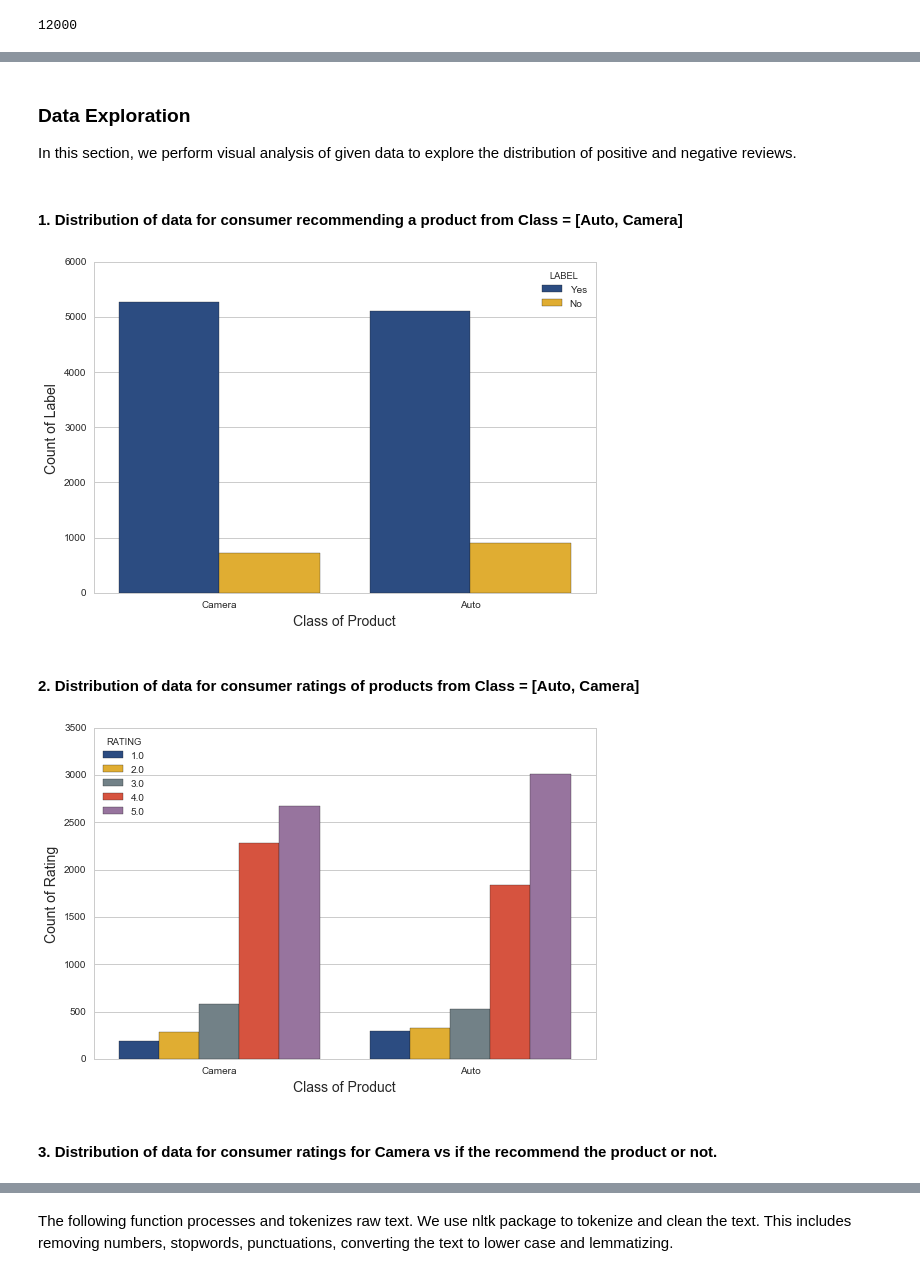
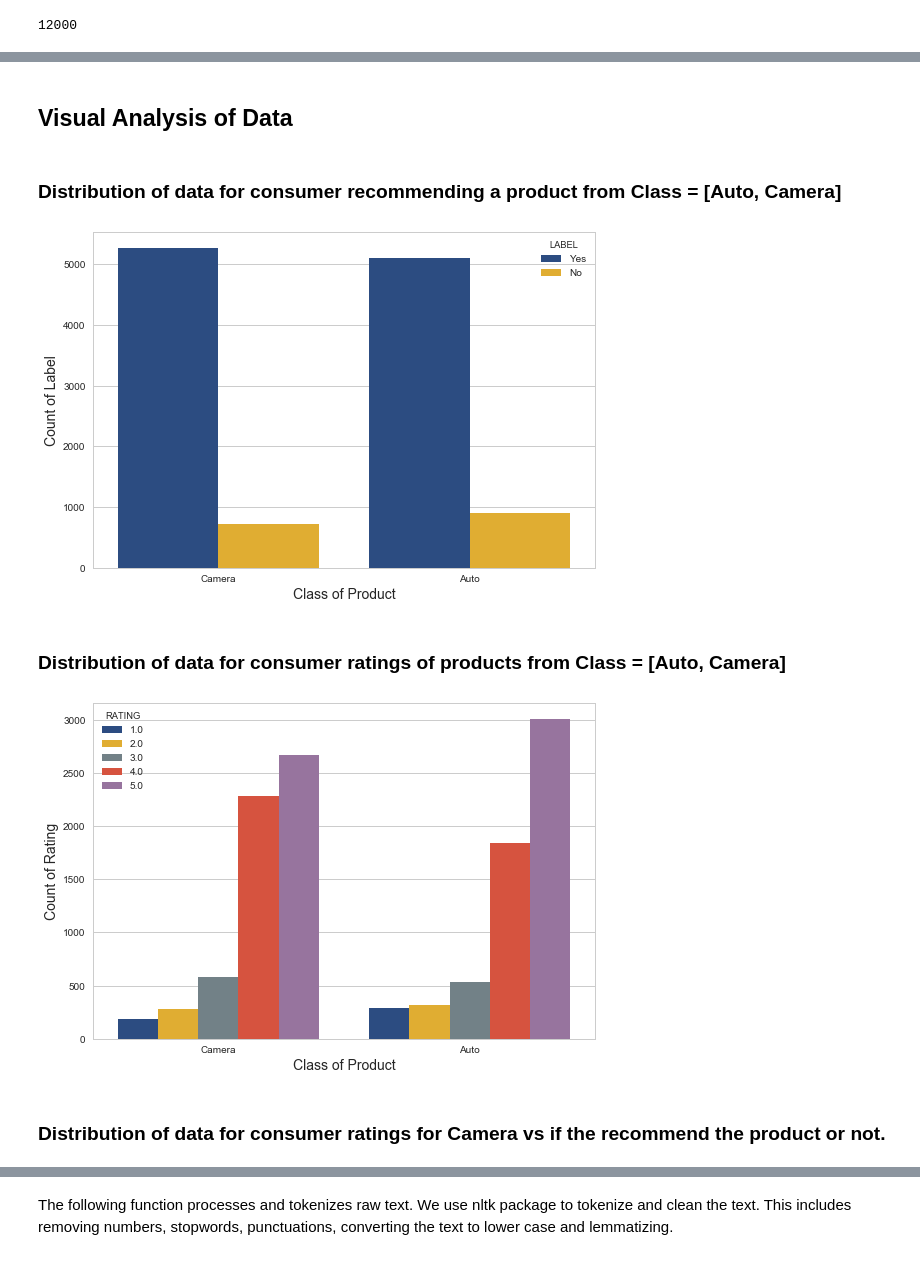
Before and after one commit to nikhilba/Epinions-Sentiment-Analysis, a Jupyter notebook: Analysis/Understanding sentiments in Epinions.ipynb, the cells around one changed output, grey strips where cells are left out. Drawn from its saved outputs; the diff is of its cells as text; code cells hidden in the pictures.

```diff
--- a/Analysis/Understanding sentiments in Epinions.ipynb
+++ b/Analysis/Understanding sentiments in Epinions.ipynb
@@ -53,7 +38,7 @@ In this secion, we will load the data downloaded from epinions.com. The data con
 filepath = os.path.join('..\Datasets\D1.txt')
 # %%
 # Load data from file
-with open(filepath) as myfile:
+with open(filepath, encoding='ascii', errors='ignore') as myfile:
     data = myfile.read()
 # %%
 # Using BeautifulSoup to parse the data
@@ -121,26 +99,26 @@ fuji_camera.head()
-# %% [markdown]
-### Data Exploration
-In this section, we perform visual analysis of given data to explore the distribution of positive and negative reviews.
+# %% [markdown]
+## Visual Analysis of Data
 # %% [markdown]
-#### 1. Distribution of data for consumer recommending a product from Class = [Auto, Camera]
+### Distribution of data for consumer recommending a product from Class = [Auto, Camera]
 # %%
 sns.countplot(x="CLASS", hue = "LABEL", data=tab, palette=cmap)
 plt.ylabel('Count of Label', fontsize=14)
 plt.xlabel('Class of Product', fontsize=14)
 plt.tight_layout()
 # %% [output]
-[figure, old version]
+[figure, new version]
 # %% [markdown]
-#### 2. Distribution of data for consumer ratings of products from Class = [Auto, Camera]
+### Distribution of data for consumer ratings of products from Class = [Auto, Camera]
 # %%
 sns.countplot(x="CLASS", hue = "RATING", data=tab, palette = cmap)
+sns.color_palette('colorblind', n_colors=8)
 plt.ylabel('Count of Rating', fontsize=14)
 plt.xlabel('Class of Product', fontsize=14)
 plt.tight_layout()
 # %% [output]
-[figure, old version]
+[figure, new version]
 # %% [markdown]
-#### 3. Distribution of data for consumer ratings for Camera vs if the recommend the product or not.
+### Distribution of data for consumer ratings for Camera vs if the recommend the product or not.
 # %%
 sns.countplot(x="LABEL", hue = "RATING", data=camera, palette = cmap)
 plt.ylabel('Count of Rating', fontsize=14)
```
Also changed, not shown: parts of 104 cells of this notebook.
